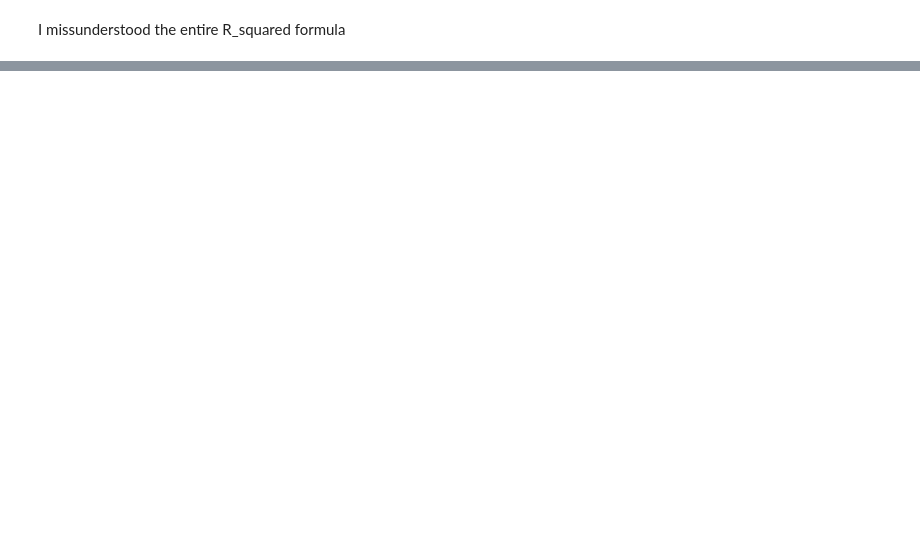
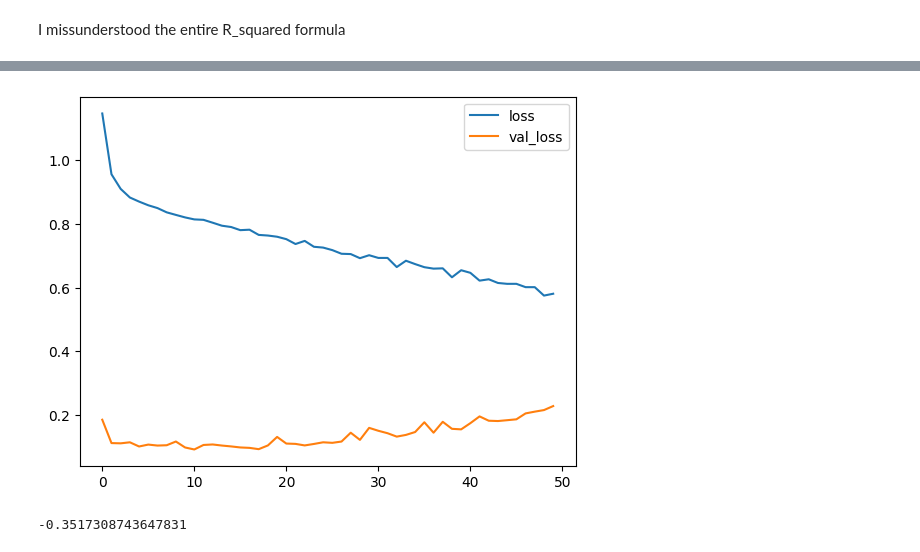
Before and after one commit to zaniargh42/dissolved_oxygen, a Jupyter notebook: dissolved_oxygen.ipynb, the cells around one changed output, grey strips where cells are left out. Saved outputs shown, nothing was run; the diff lists cells and outputs as text; code cells hidden in the pictures; blank space fills up the shorter version.

Commit message:
Hybrid model

```diff
--- a/dissolved_oxygen.ipynb
+++ b/dissolved_oxygen.ipynb
@@ -422,2 +408,18 @@ r2
 # %% [markdown]
 I missunderstood the entire R_squared formula
+# %%
+def _compile_model(X_train,y_train,X_test,y_test,epochs,batch_size):
+    model = Sequential()
+    model.add(Dense(25, input_shape=(X_train[0].shape[0],),kernel_initializer='normal', activation='relu'))
+    model.add(Dense(12,kernel_initializer='normal', activation='relu'))
+    model.add(Dense(1,kernel_initializer='normal',activation='linear'))
+
+    # Compile model
+    model.compile(loss='mean_squared_error', optimizer=Adam(learning_rate=0.001))
+    model.fit(X_train, y_train,epochs=epochs,batch_size=batch_size,validation_split=0.2)
+
+    history=model.history
+    y_pred=model.predict(X_test)
+    r2=r2_score(y_test,y_pred)
+    return history , r2 , y_pred
+history , r2 , y_pred=_compile_model(X_train,y_train,X_test,y_test,50,4)
@@ -423,0 +444,9 @@ I missunderstood the entire R_squared formula
+# %%
+plt.plot(history.history['loss'])
+plt.plot(history.history['val_loss'])
+plt.legend(['loss','val_loss'])
+plt.show()
+r2
+# %% [output]
+[figure, added]
+-0.3517308743647831
```
Also changed, not shown: parts of 24 cells of this notebook.
